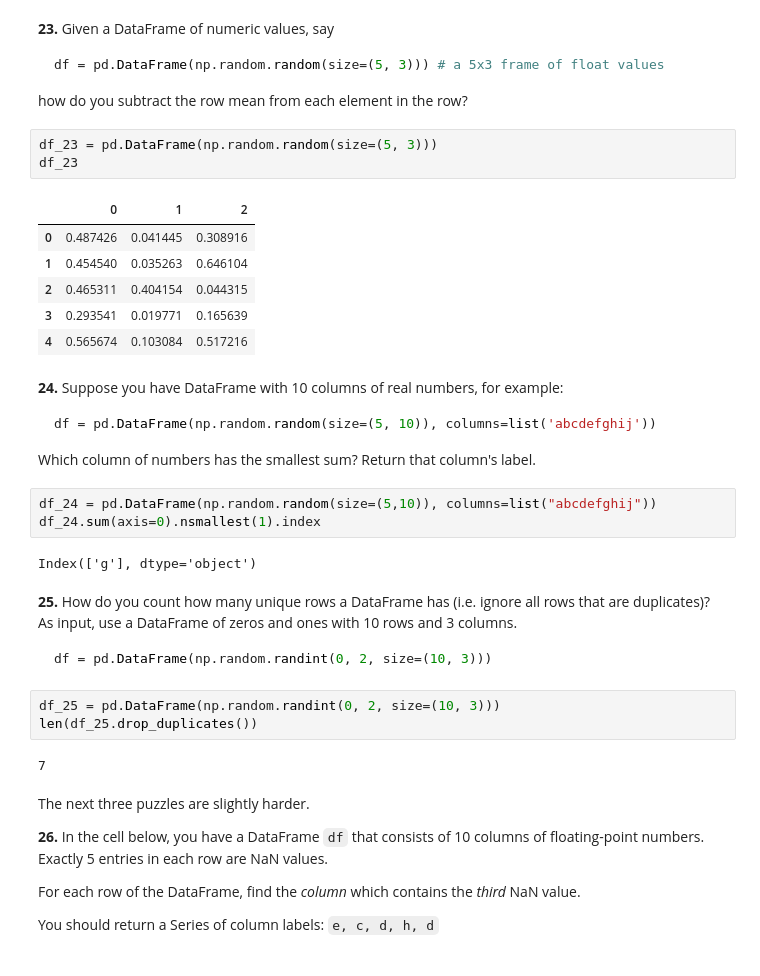
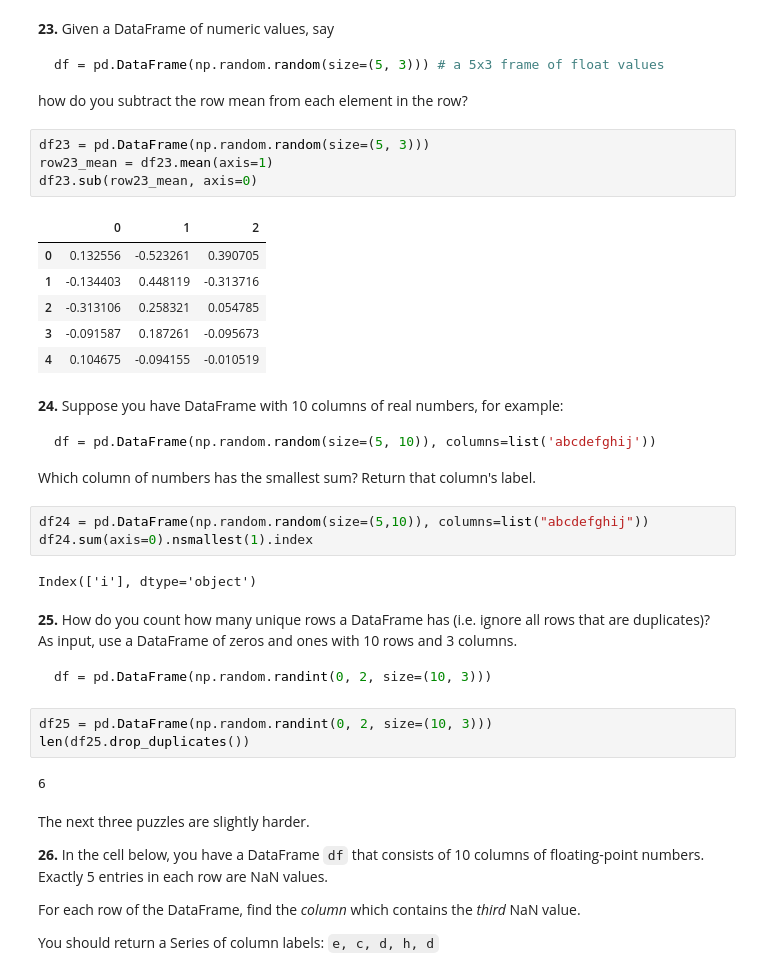
Before and after one commit to julam9/100-Pandas-Puzzles-with-Answers, a Jupyter notebook: 100-pandas-puzzles.ipynb, the cells around one changed output. Saved outputs shown, nothing was run; the diff lists cells and outputs as text.

````diff
--- a/100-pandas-puzzles.ipynb
+++ b/100-pandas-puzzles.ipynb
@@ -280,15 +280,16 @@ df = pd.DataFrame(np.random.random(size=(5, 3))) # a 5x3 frame of float values
 
 how do you subtract the row mean from each element in the row?
 # %%
-df_23 = pd.DataFrame(np.random.random(size=(5, 3)))
-df_23
+df23 = pd.DataFrame(np.random.random(size=(5, 3)))
+row23_mean = df23.mean(axis=1)
+df23.sub(row23_mean, axis=0)
 # %% [output]
 |  | 0 | 1 | 2 |
-| 0 | 0.487426 | 0.041445 | 0.308916 |
-| 1 | 0.454540 | 0.035263 | 0.646104 |
-| 2 | 0.465311 | 0.404154 | 0.044315 |
-| 3 | 0.293541 | 0.019771 | 0.165639 |
-| 4 | 0.565674 | 0.103084 | 0.517216 |
+| 0 | 0.132556 | -0.523261 | 0.390705 |
+| 1 | -0.134403 | 0.448119 | -0.313716 |
+| 2 | -0.313106 | 0.258321 | 0.054785 |
+| 3 | -0.091587 | 0.187261 | -0.095673 |
+| 4 | 0.104675 | -0.094155 | -0.010519 |
 # %% [markdown]
 **24.** Suppose you have DataFrame with 10 columns of real numbers, for example:
 
@@ -297,10 +298,10 @@ df = pd.DataFrame(np.random.random(size=(5, 10)), columns=list('abcdefghij'))
 ```
 Which column of numbers has the smallest sum?  Return that column's label.
 # %%
-df_24 = pd.DataFrame(np.random.random(size=(5,10)), columns=list("abcdefghij"))
-df_24.sum(axis=0).nsmallest(1).index
+df24 = pd.DataFrame(np.random.random(size=(5,10)), columns=list("abcdefghij"))
+df24.sum(axis=0).nsmallest(1).index
 # %% [output]
-Index(['g'], dtype='object')
+Index(['i'], dtype='object')
 # %% [markdown]
 **25.** How do you count how many unique rows a DataFrame has (i.e. ignore all rows that are duplicates)? As input, use a DataFrame of zeros and ones with 10 rows and 3 columns.
 
@@ -308,10 +309,10 @@ Index(['g'], dtype='object')
 df = pd.DataFrame(np.random.randint(0, 2, size=(10, 3)))
 ```
 # %%
-df_25 = pd.DataFrame(np.random.randint(0, 2, size=(10, 3)))
-len(df_25.drop_duplicates())
+df25 = pd.DataFrame(np.random.randint(0, 2, size=(10, 3)))
+len(df25.drop_duplicates())
 # %% [output]
-7
+6
 # %% [markdown]
 The next three puzzles are slightly harder.
 
````
Also changed, not shown: parts of 20 cells of this notebook, 1 other file.
